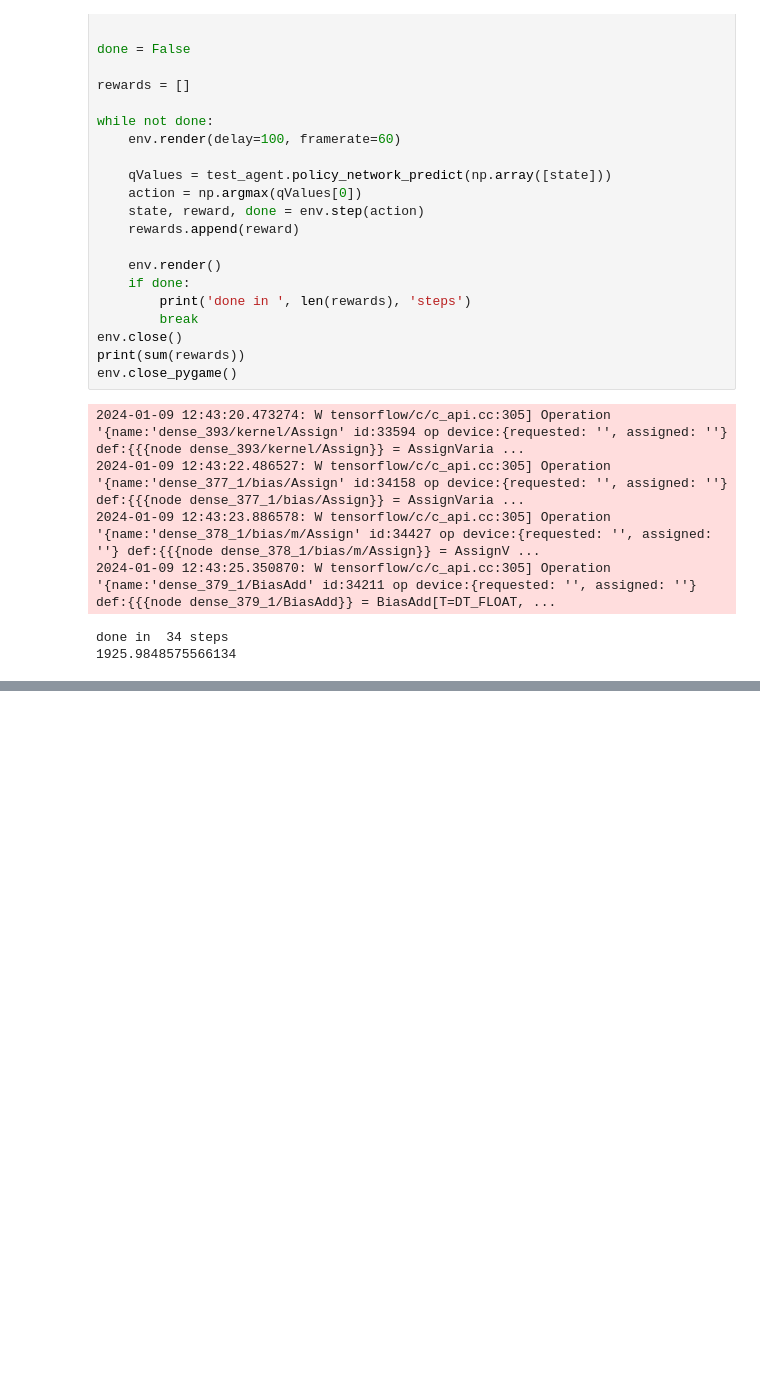
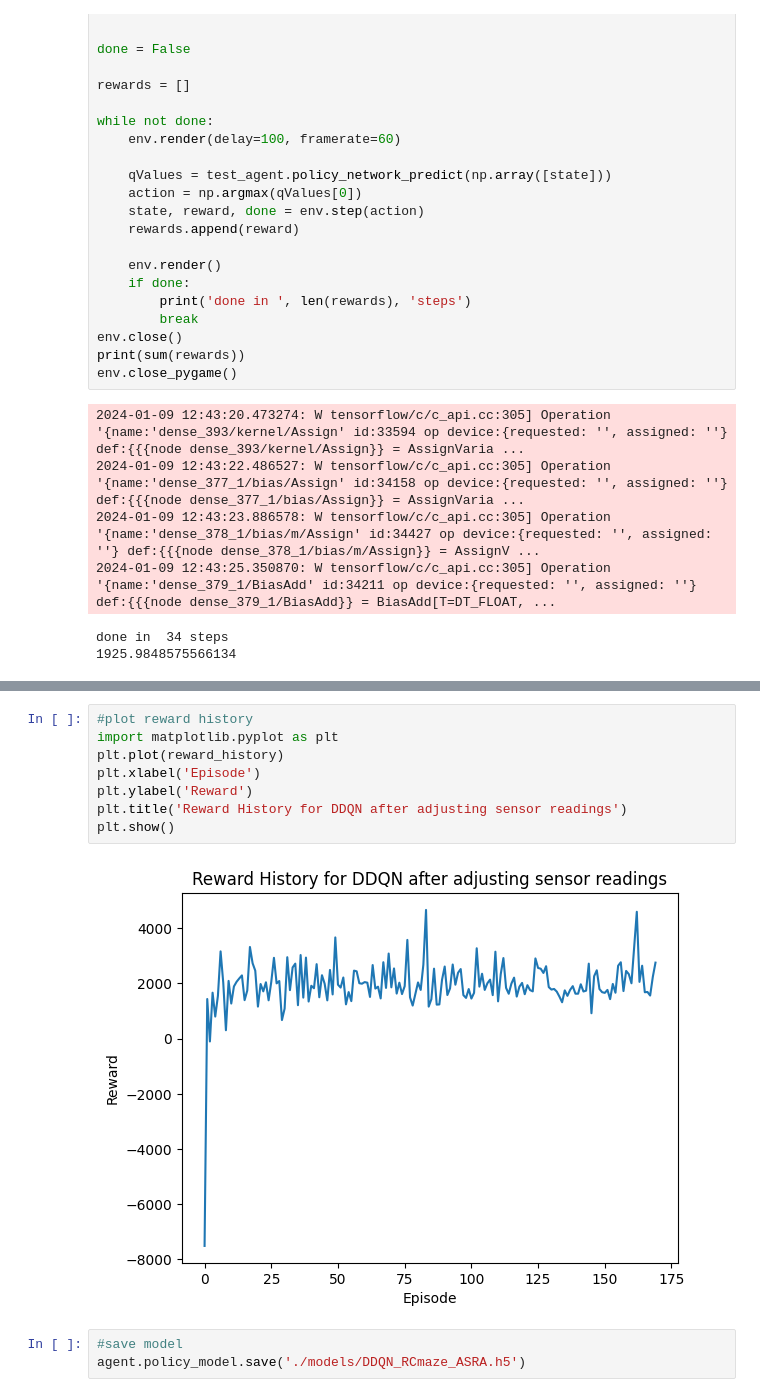
Before and after one commit to driessenslucas/researchproject, a Jupyter notebook: ResearchProject.ipynb, the cells around one changed output, grey strips where cells are left out. Drawn from its saved outputs; the diff is of its cells as text; blank space fills up the shorter version.

Commit message:
added: new sensorvalues testing

```diff
--- a/ResearchProject.ipynb
+++ b/ResearchProject.ipynb
@@ -3618,0 +4104,13 @@ done in  34 steps
+# %%
+#plot reward history
+import matplotlib.pyplot as plt
+plt.plot(reward_history)
+plt.xlabel('Episode')
+plt.ylabel('Reward')
+plt.title('Reward History for DDQN after adjusting sensor readings')
+plt.show()
+# %% [output]
+[figure, added]
+# %%
+#save model
+agent.policy_model.save('./models/DDQN_RCmaze_ASRA.h5')
```
Also changed, not shown: parts of 6 cells of this notebook, 2 other files.
